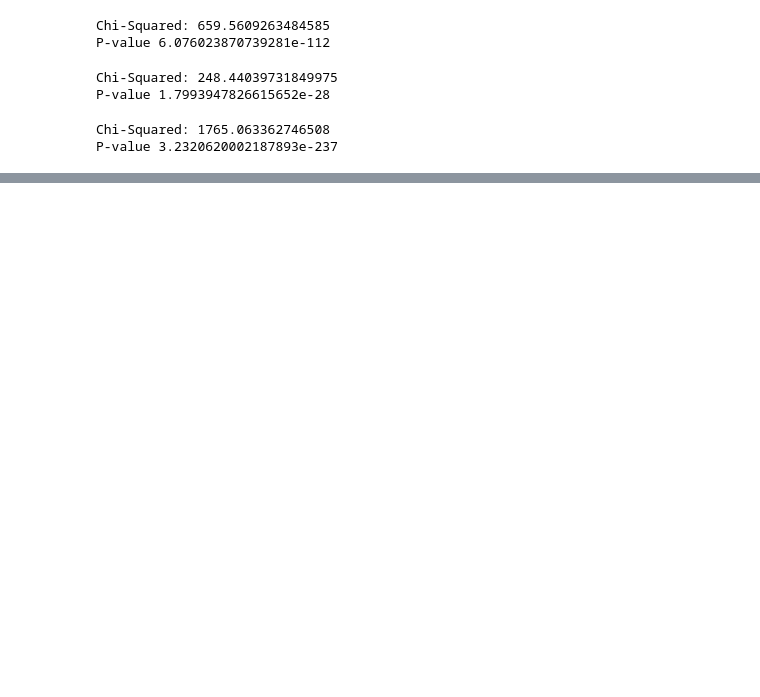
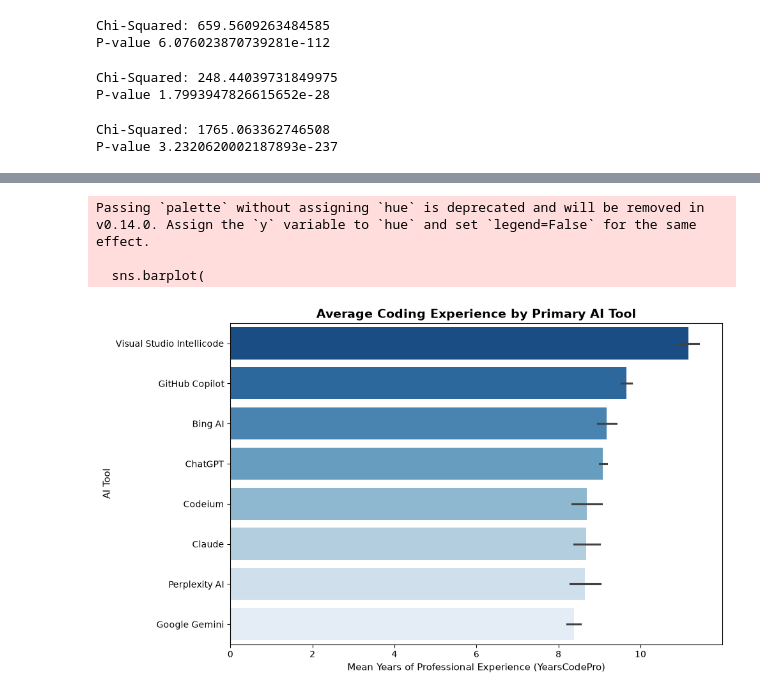
Before and after one commit to CodingExtraordinaire-7/Computer-Science-Survey, a Jupyter notebook: survey.ipynb, the cells around one changed output, grey strips where cells are left out. Saved outputs shown, nothing was run; the diff lists cells and outputs as text; code cells hidden in the pictures; blank space fills up the shorter version.

```diff
--- a/survey.ipynb
+++ b/survey.ipynb
@@ -464,0 +491,26 @@ KeyboardInterrupt:
+# %%
+plt.figure(figsize=(10, 6))
+
+# Sort tools by highest average experience
+order = anova_df.groupby('AITool')['YearsCodePro'].mean().sort_values(ascending=False).index
+
+# Plot clean bar chart with error bars
+sns.barplot(
+    data=anova_df,
+    x='YearsCodePro',
+    y='AITool',
+    order=order,
+    palette='Blues_r'
+)/
+
+plt.title("Average Coding Experience by Primary AI Tool", fontsize=14, fontweight='bold')
+plt.xlabel("Mean Years of Professional Experience (YearsCodePro)", fontsize=11)
+plt.ylabel("AI Tool", fontsize=11)
+
+plt.tight_layout()
+plt.show()
+# %% [output]
+Passing `palette` without assigning `hue` is deprecated and will be removed in v0.14.0. Assign the `y` variable to `hue` and set `legend=False` for the same effect.
+
+  sns.barplot(
+[figure, added]
```
Also changed, not shown: parts of 4 cells of this notebook.
